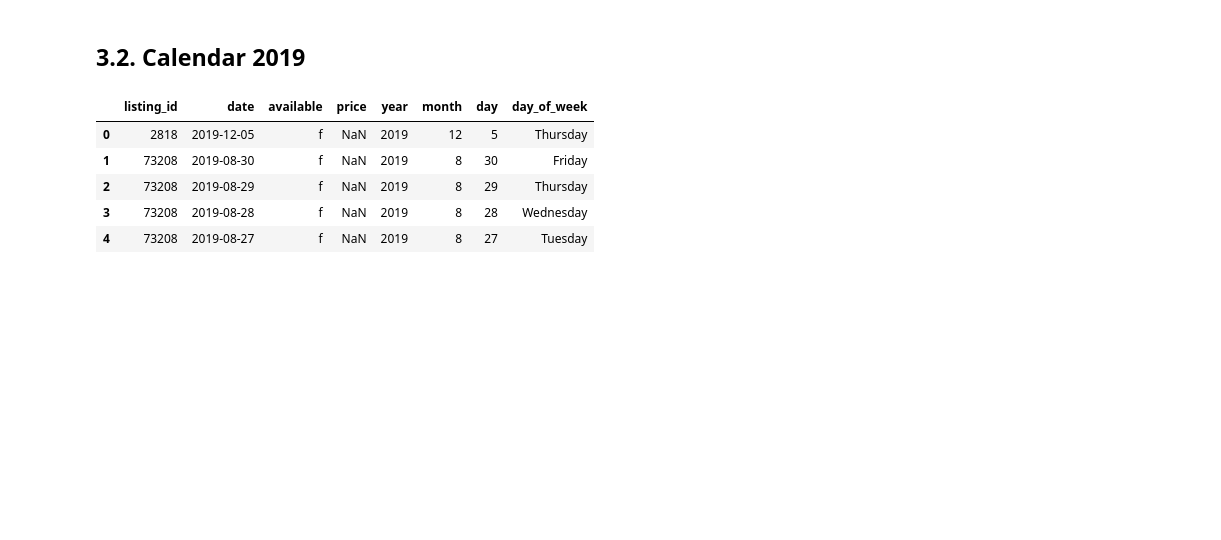
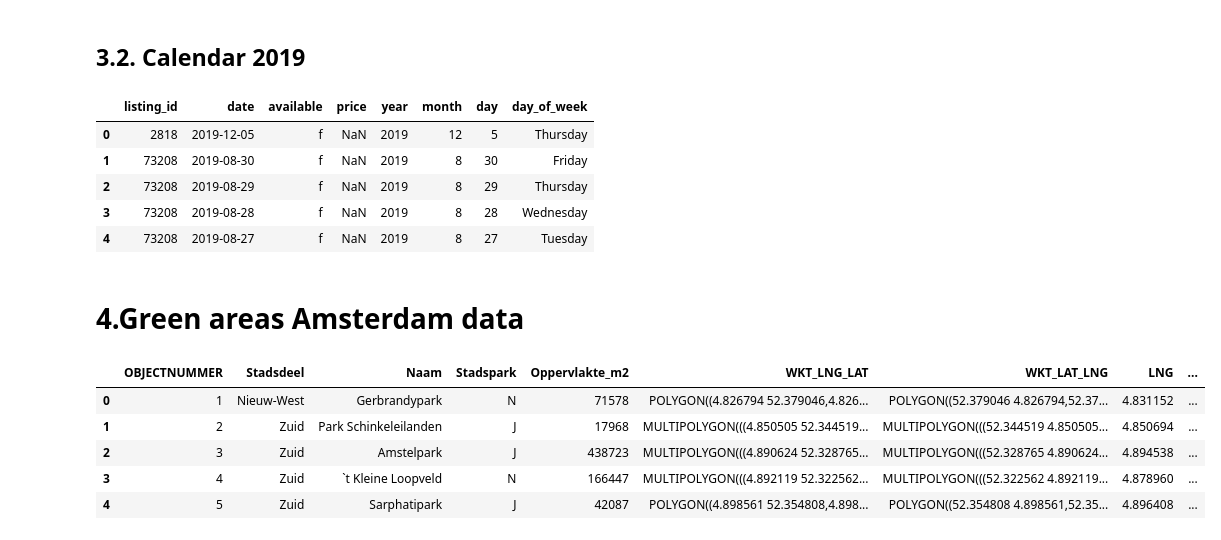
Before and after one commit to lauratll/Airbnb_Amsterdam_covid19, a Jupyter notebook: documentation/Exploring_the_data.ipynb, the cells around one changed output. Cells and saved outputs as stored; diff of their text form; code cells hidden in the pictures; blank space fills up the shorter version.

```diff
--- a/documentation/Exploring_the_data.ipynb
+++ b/documentation/Exploring_the_data.ipynb
@@ -295,3 +295,19 @@ calendar_1218_1219.head()
 | 2 | 73208 | 2019-08-29 | f | NaN | 2019 | 8 | 29 | Thursday |
 | 3 | 73208 | 2019-08-28 | f | NaN | 2019 | 8 | 28 | Wednesday |
 | 4 | 73208 | 2019-08-27 | f | NaN | 2019 | 8 | 27 | Tuesday |
+# %% [markdown]
+# 4.Green areas Amsterdam data
+# %%
+green_areas = pd.read_csv("../data/green_areas_ams.csv",sep=';' )
+# %%
+green_areas.head()
+#drop last colum
+#each entry is a different park, and there is the neigbourhood and the poligon
+#J are city parks, and N natural areas/green areas
+# %% [output]
+|  | OBJECTNUMMER | Stadsdeel | Naam | Stadspark | Oppervlakte_m2 | WKT_LNG_LAT | WKT_LAT_LNG | LNG | ... |
+| 0 | 1 | Nieuw-West | Gerbrandypark | N | 71578 | POLYGON((4.826794 52.379046,4.826... | POLYGON((52.379046 4.826794,52.37... | 4.831152 | ... |
+| 1 | 2 | Zuid | Park Schinkeleilanden | J | 17968 | MULTIPOLYGON(((4.850505 52.344519... | MULTIPOLYGON(((52.344519 4.850505... | 4.850694 | ... |
+| 2 | 3 | Zuid | Amstelpark | J | 438723 | MULTIPOLYGON(((4.890624 52.328765... | MULTIPOLYGON(((52.328765 4.890624... | 4.894538 | ... |
+| 3 | 4 | Zuid | `t Kleine Loopveld | N | 166447 | MULTIPOLYGON(((4.892119 52.322562... | MULTIPOLYGON(((52.322562 4.892119... | 4.878960 | ... |
+| 4 | 5 | Zuid | Sarphatipark | J | 42087 | POLYGON((4.898561 52.354808,4.898... | POLYGON((52.354808 4.898561,52.35... | 4.896408 | ... |
```
Also changed, not shown: parts of 13 cells of this notebook, 3 other files.
